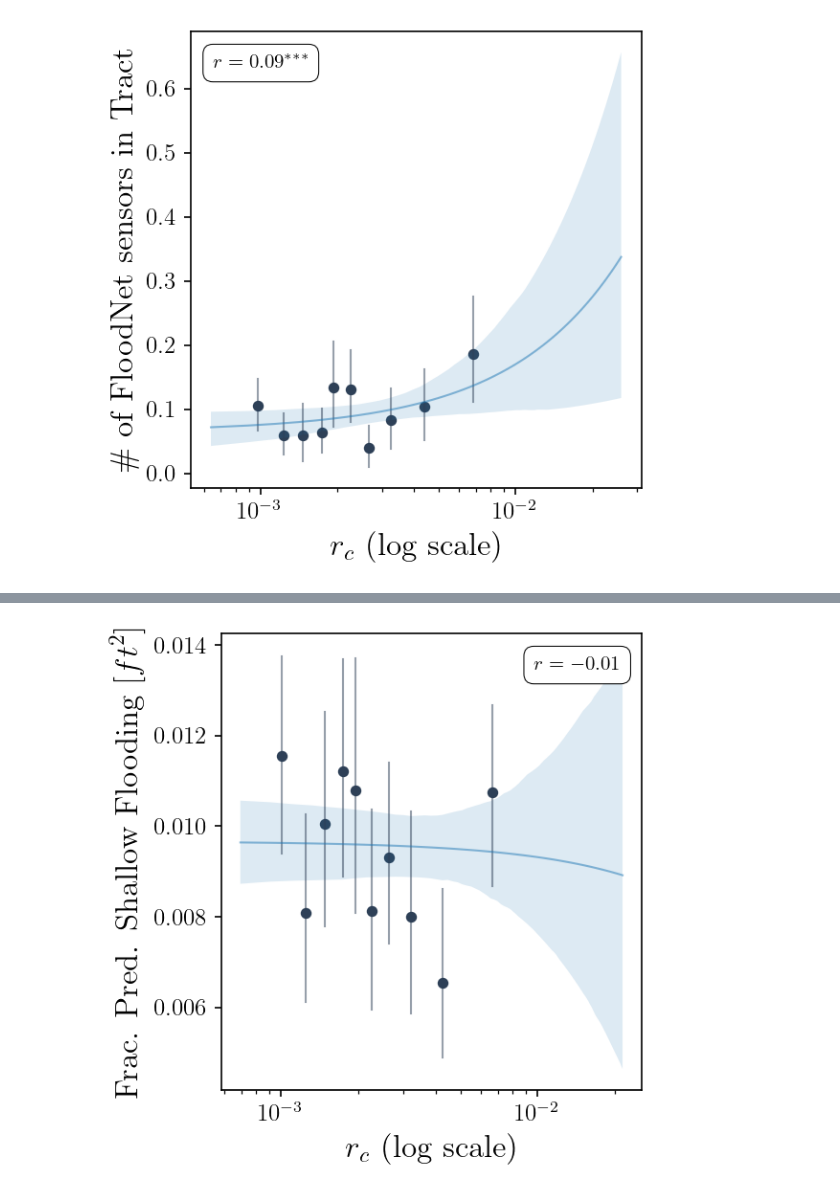
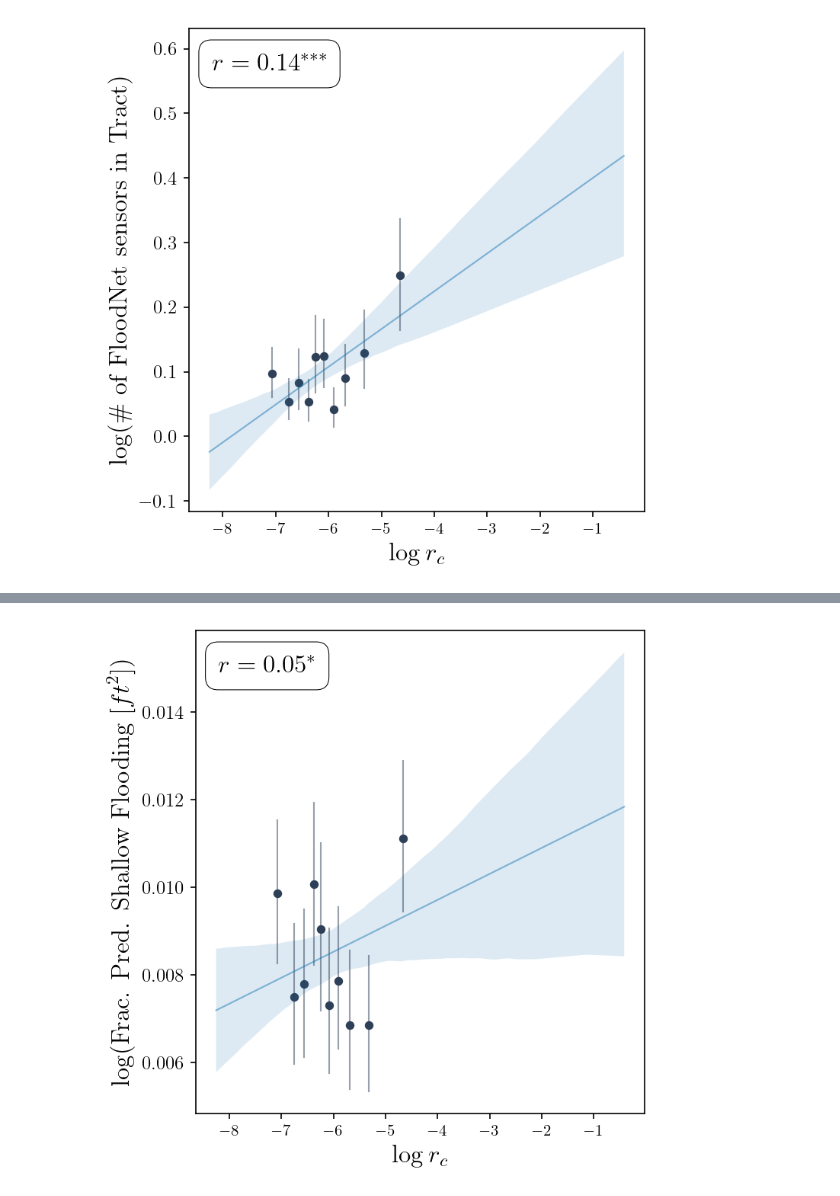
Before and after one commit to pendulating/bayflood, a Jupyter notebook: notebooks/for_paper/f_analysis_external_corrs.ipynb, the cells around one changed output, grey strips where cells are left out. Cells and saved outputs as stored; diff of their text form; code cells hidden in the pictures.

Commit message:
log transformed skewed features for better pearson

```diff
--- a/notebooks/for_paper/f_analysis_external_corrs.ipynb
+++ b/notebooks/for_paper/f_analysis_external_corrs.ipynb
@@ -41,15 +55,15 @@ COVARIATES = [
 # %%
 # Define regression parameters for each covariate
 regression_params = {
-    'any_311_report': {'logistic': True, 'fit_reg': True},
-    'n_311_reports': {'logistic': False, 'fit_reg': True},
-    'any_sensors': {'logistic': True, 'fit_reg': True},
-    'n_floodnet_sensors': {'logistic': False, 'fit_reg': True},
-    'dep_moderate_1_frac': {'logistic': False, 'fit_reg': True},
-    'dep_moderate_2_frac': {'logistic': False, 'fit_reg': True},
-    'ft_elevation_min': {'logistic': False, 'fit_reg': True},
-    'ft_elevation_mean': {'logistic': False, 'fit_reg': True},
-    'ft_elevation_max': {'logistic': False, 'fit_reg': True}
+    'any_311_report': {'logistic': True, 'fit_reg': True, 'skewed': False},
+    'n_311_reports': {'logistic': False, 'fit_reg': True, 'skewed': True},
+    'any_sensors': {'logistic': True, 'fit_reg': True, 'skewed': True},
+    'n_floodnet_sensors': {'logistic': False, 'fit_reg': True, 'skewed': False},
+    'dep_moderate_1_frac': {'logistic': False, 'fit_reg': True, 'skewed': True},
+    'dep_moderate_2_frac': {'logistic': False, 'fit_reg': True, 'skewed': True},
+    'ft_elevation_min': {'logistic': False, 'fit_reg': True, 'skewed': True},
+    'ft_elevation_mean': {'logistic': False, 'fit_reg': True, 'skewed': False},
+    'ft_elevation_max': {'logistic': False, 'fit_reg': True, 'skewed': True}
 }
 
 row_mapping = {
@@ -66,15 +212,25 @@ row_mapping = {
 # %%
+import statsmodels as sm
+
+#analysis_df = analysis_df[(analysis_df['p_y'] > analysis_df['p_y'].quantile(0.01)) & (analysis_df['p_y'] < analysis_df['p_y'].quantile(0.99))]
+
+# Get the actual range of x values
+x_min = analysis_df['p_y'].min()
+x_max = analysis_df['p_y'].max()
+
 for cov in COVARIATES:
-    plt.figure(figsize=(4, 4), dpi=150)
+    plt.figure(figsize=(5, 5), dpi=150)
 
     # Get regression parameters for this covariate
-    params = regression_params.get(cov, {'logistic': False, 'fit_reg': True})
+    params = regression_params.get(cov, {'logistic': False, 'fit_reg': True, 'skewed': False})
 
-    # trim analysis_df p_y to 0.01 and 0.99 quantiles to avoid outliers
-    analysis_df = analysis_df[(analysis_df['p_y'] > analysis_df['p_y'].quantile(0.01)) & (analysis_df['p_y'] < analysis_df['p_y'].quantile(0.99))]
-    # Get the actual range of x values
-    x_min = analysis_df['p_y'].min()
-    x_max = analysis_df['p_y'].max()
+    if params['skewed']:
+        log.info(f"Log transforming {cov}")
+        analysis_df[cov] = analysis_df[cov].apply(lambda x: x + 1)
+        analysis_df[cov] = analysis_df[cov].apply(lambda x: np.log(x))
+
+
+
 
     ax = sns.regplot(
         data=analysis_df,
@@ -126,15 +282,16 @@ for cov in COVARIATES:
                       linewidth=0.5,
                       boxstyle='round,pad=0.5'),
              verticalalignment='top',
-             horizontalalignment='left' if r > 0 else 'right')
+             horizontalalignment='left' if r > 0 else 'right',
+             fontsize=16)
 
-    plt.xscale('log')
-    plt.xlabel('$r_c$ (log scale)', fontsize=16)
-    plt.ylabel(row_mapping[cov], fontsize=16)
-    plt.xticks(fontsize=12)
+    #plt.xscale('log')
+    plt.xlabel(r'$\log{r_c}$', fontsize=16)  # This is good as is
+    plt.ylabel(r'$\log($' + row_mapping[cov] + r'$)$', fontsize=16)
+    #plt.xticks(fontsize=12)
     plt.yticks(fontsize=12)
 
     plt.tight_layout()
-    plt.savefig(f'{c.PAPER_PATH}/figures/external_covariates_corrs_{cov}.png', dpi=150, bbox_inches='tight', pad_inches=0.025)
+    plt.savefig(f'{c.PAPER_PATH}/figures/external_covariates_corrs_{cov}.png', dpi=150, bbox_inches='tight')
     plt.show()
 # %% [output]
@@ -144 +303 @@ for cov in COVARIATES:
-[figure, old version]
+[figure, new version]
@@ -145 +305 @@ for cov in COVARIATES:
-[figure, old version]
+[figure, new version]
```
Also changed, not shown: parts of 8 cells of this notebook.
